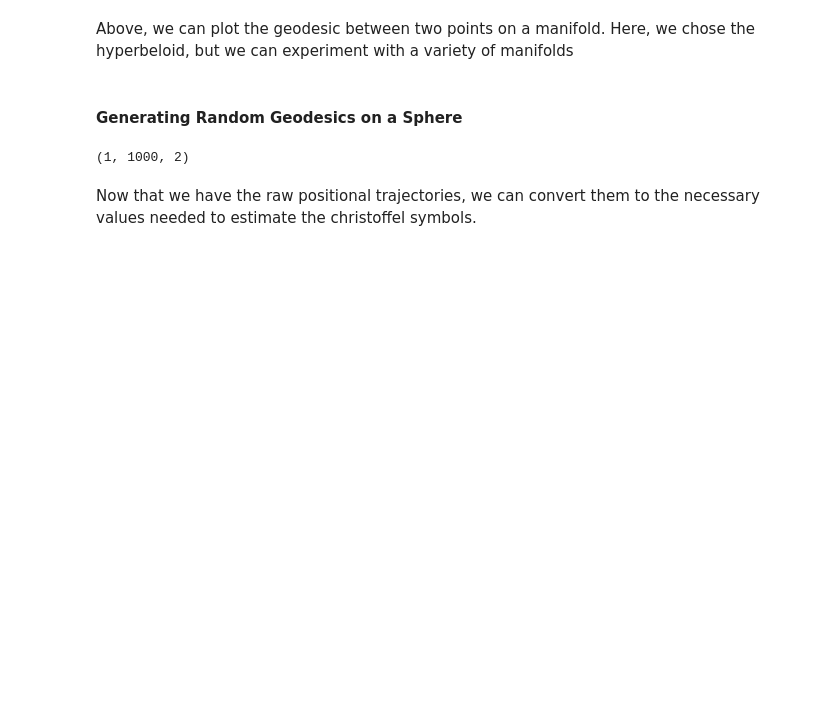
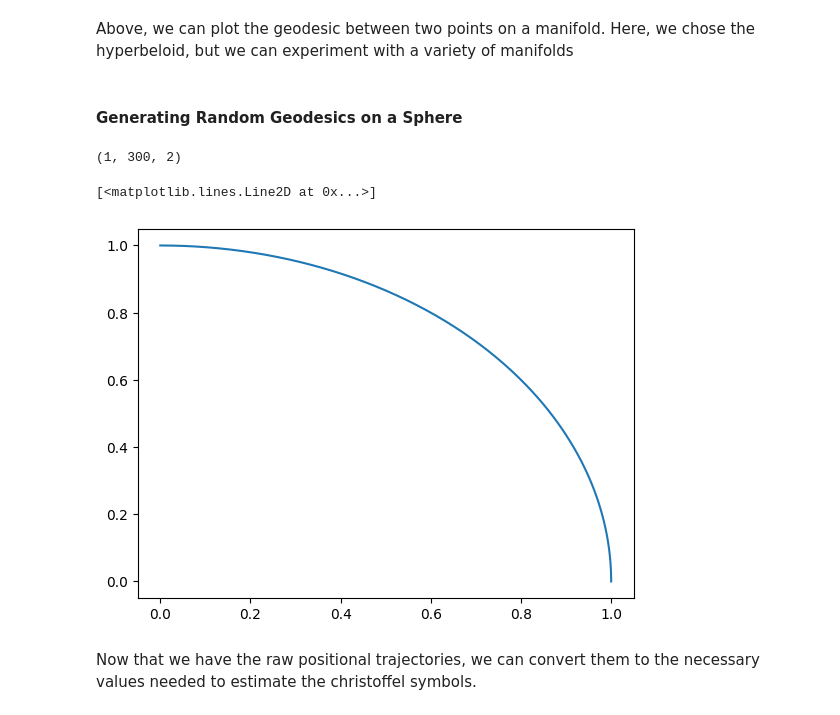
Before and after one commit to abrahme/curvature_estimation, a Jupyter notebook: SampleTrajectory.ipynb, the cells around one changed output. Saved outputs shown, nothing was run; the diff lists cells and outputs as text; code cells hidden in the pictures; blank space fills up the shorter version.

```diff
--- a/SampleTrajectory.ipynb
+++ b/SampleTrajectory.ipynb
@@ -214,24 +214,31 @@ Above, we can plot the geodesic between two points on a manifold. Here, we chose
 from geomstats.geometry.hypersphere import Hypersphere
 from geomstats.geometry.euclidean import Euclidean
 
-space = Hypersphere(dim=2)
-# space = Euclidean(dim = 2)
-time_steps  = 1000
+# space = Euclidean(dim=2)
+space = Hypersphere(dim = 2)
+time_steps  = 300
 t = np.linspace(0,1,time_steps)
 N = 1
-start_points = np.random.uniform(low=-1, high=1,size = (N,2))
-end_points = np.random.uniform(low=-1,high=-1,size = (N,2))
+# start_points = np.random.uniform(low=-1, high=1,size = (N,2))
+# end_points = np.random.uniform(low=-1,high=-1,size = (N,2))
+start_points = np.array([0, 1.0])
+end_points = np.array([1, 0])
 
 
 projected_start_points = space.projection(start_points)
 projected_end_points = space.projection(end_points)
 
 geodesic = space.metric.geodesic(initial_point=projected_start_points, end_point=projected_end_points)
-geodesic_trajectories = np.expand_dims(geodesic(t),0)
+geodesic_trajectories = np.expand_dims(geodesic(t),0) if N == 1 else geodesic(t)
 # %%
 geodesic_trajectories.shape
 # %% [output]
-(1, 1000, 2)
+(1, 300, 2)
+# %%
+plt.plot(geodesic_trajectories[0,:,0], geodesic_trajectories[0,:,1])
+# %% [output]
+[<matplotlib.lines.Line2D at 0x...>]
+[figure, added]
 # %% [markdown]
 Now that we have the raw positional trajectories, we can convert them to the necessary values needed to estimate the christoffel symbols.
 # %%
```
Also changed, not shown: parts of 17 cells of this notebook, 3 other files.
